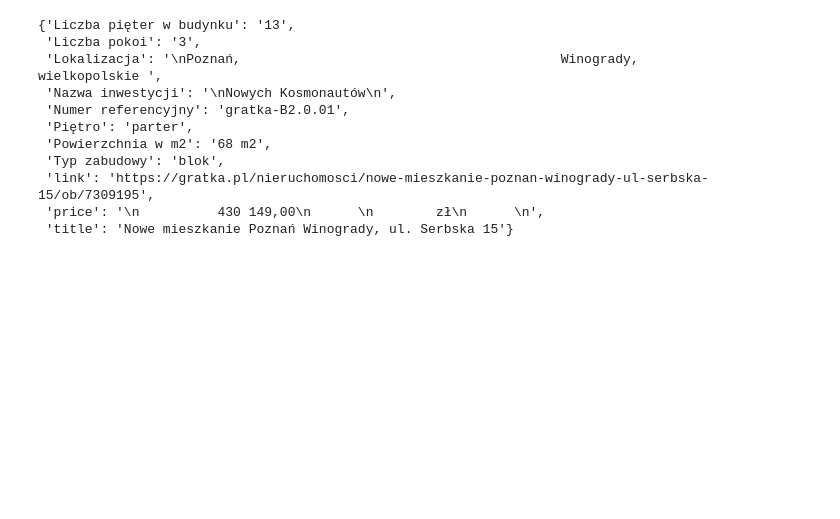
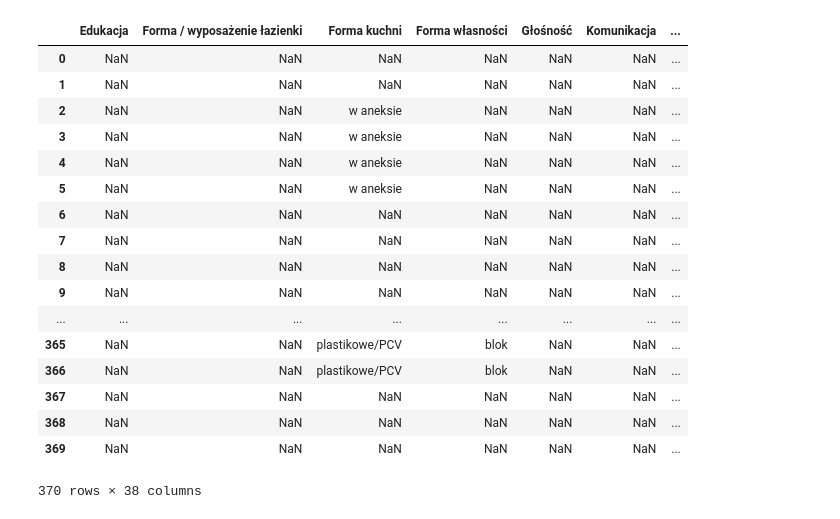
Before and after one commit to hiker007/Data_Scrapping, a Jupyter notebook: Scrapping/Scrapping_20191022.ipynb, the cells around one changed output. Cells and saved outputs as stored; diff of their text form; code cells hidden in the pictures; blank space fills up the shorter version.

```diff
--- a/Scrapping/Scrapping_20191022.ipynb
+++ b/Scrapping/Scrapping_20191022.ipynb
@@ -34,12 +39 @@ div = body.find_all('a', {'class': 'teaser__anchor'})
-# %%
-#len(div)
-#lista ofert (podstron) na stronie
-links_list = []
-
-for i in div:
-    links_list.append(i.get('href'))
-# %%
-offer_page = requests.get(url = links_list[0])
-soup = BeautifulSoup(offer_page.text , 'lxml')
-body = soup.body
 # %%
@@ -63,14 +62,40 @@ dict_object['link'] = links_list[0]
-# %%
-dict_object
-# %% [output]
-{'Liczba pięter w budynku': '13',
- 'Liczba pokoi': '3',
- 'Lokalizacja': '\nPoznań,                                         Winogrady,                                         wielkopolskie ',
- 'Nazwa inwestycji': '\nNowych Kosmonautów\n',
- 'Numer referencyjny': 'gratka-B2.0.01',
- 'Piętro': 'parter',
- 'Powierzchnia w m2': '68 m2',
- 'Typ zabudowy': 'blok',
- 'link': 'https://gratka.pl/nieruchomosci/nowe-mieszkanie-poznan-winogrady-ul-serbska-15/ob/7309195',
- 'price': '\n          430 149,00\n      \n        zł\n      \n',
- 'title': 'Nowe mieszkanie Poznań Winogrady, ul. Serbska 15'}
+# %%
+#funkcja do pobieranie danych z ofert
+def download_data(lista):
+    count = 0
+    dict_offers = {}
+    for i in lista:
+        dict_offers[count] = get_offer_attributes(i)
+        count += 1
+
+    return dict_offers
+# %%
+data_dict = download_data(lista_ofert_gr)
+
+#  count = 0
+#     dict_offers = {}
+#     for i in lista_ofert_gr[15:20]:
+#         dict_offers[count] = get_offer_attributes(lista)
+#         count += 1
+# %%
+data_df = pd.DataFrame(data_dict)
+#data_df.transpose()
+# %% [output]
+|  | Edukacja | Forma / wyposażenie łazienki | Forma kuchni | Forma własności | Głośność | Komunikacja | ... |
+| 0 | NaN | NaN | NaN | NaN | NaN | NaN | ... |
+| 1 | NaN | NaN | NaN | NaN | NaN | NaN | ... |
+| 2 | NaN | NaN | w aneksie | NaN | NaN | NaN | ... |
+| 3 | NaN | NaN | w aneksie | NaN | NaN | NaN | ... |
+| 4 | NaN | NaN | w aneksie | NaN | NaN | NaN | ... |
+| 5 | NaN | NaN | w aneksie | NaN | NaN | NaN | ... |
+| 6 | NaN | NaN | NaN | NaN | NaN | NaN | ... |
+| 7 | NaN | NaN | NaN | NaN | NaN | NaN | ... |
+| 8 | NaN | NaN | NaN | NaN | NaN | NaN | ... |
+| 9 | NaN | NaN | NaN | NaN | NaN | NaN | ... |
+| ... | ... | ... | ... | ... | ... | ... | ... |
+| 365 | NaN | NaN | plastikowe/PCV | blok | NaN | NaN | ... |
+| 366 | NaN | NaN | plastikowe/PCV | blok | NaN | NaN | ... |
+| 367 | NaN | NaN | NaN | NaN | NaN | NaN | ... |
+| 368 | NaN | NaN | NaN | NaN | NaN | NaN | ... |
+| 369 | NaN | NaN | NaN | NaN | NaN | NaN | ... |
+370 rows × 38 columns
```
Also changed, not shown: parts of 13 cells of this notebook.
